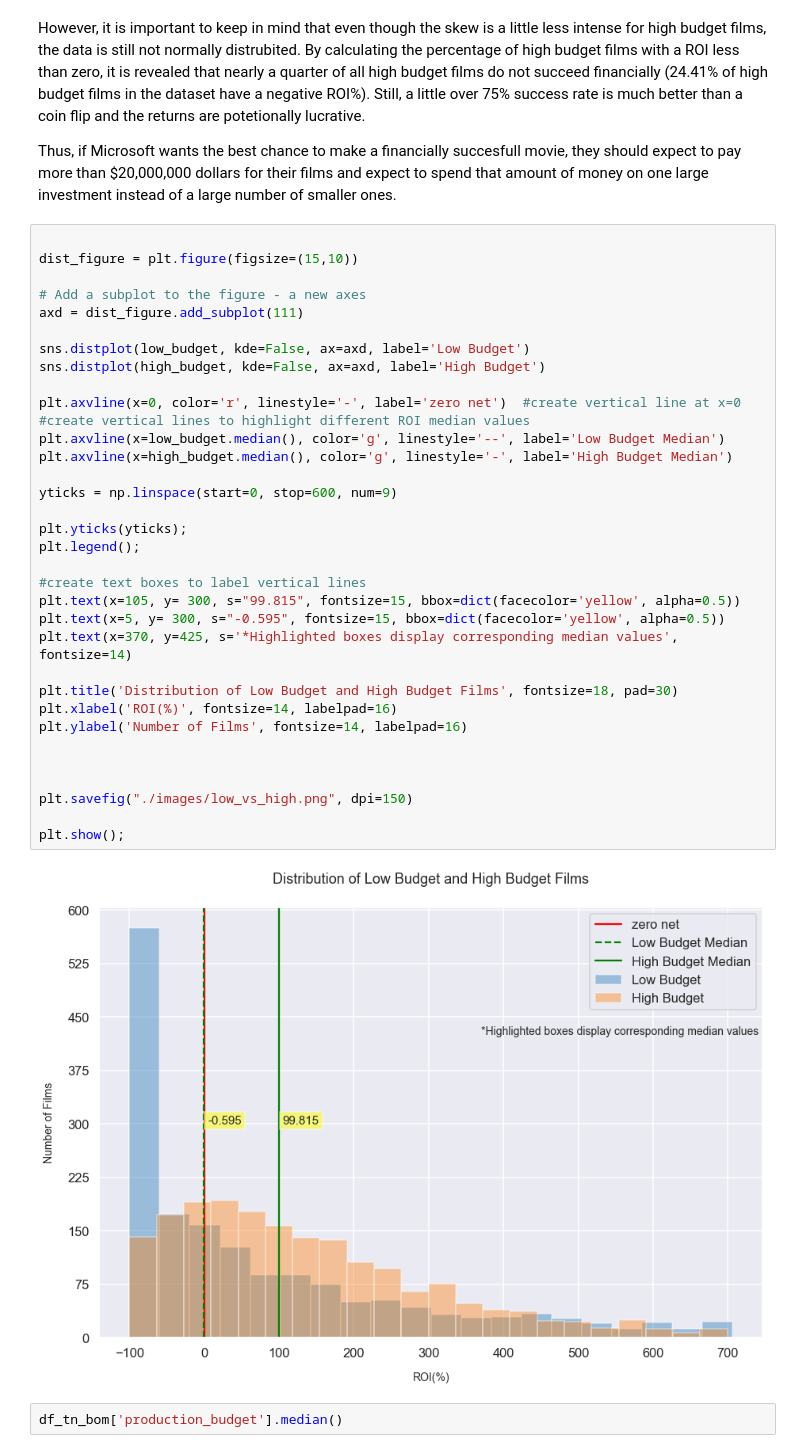
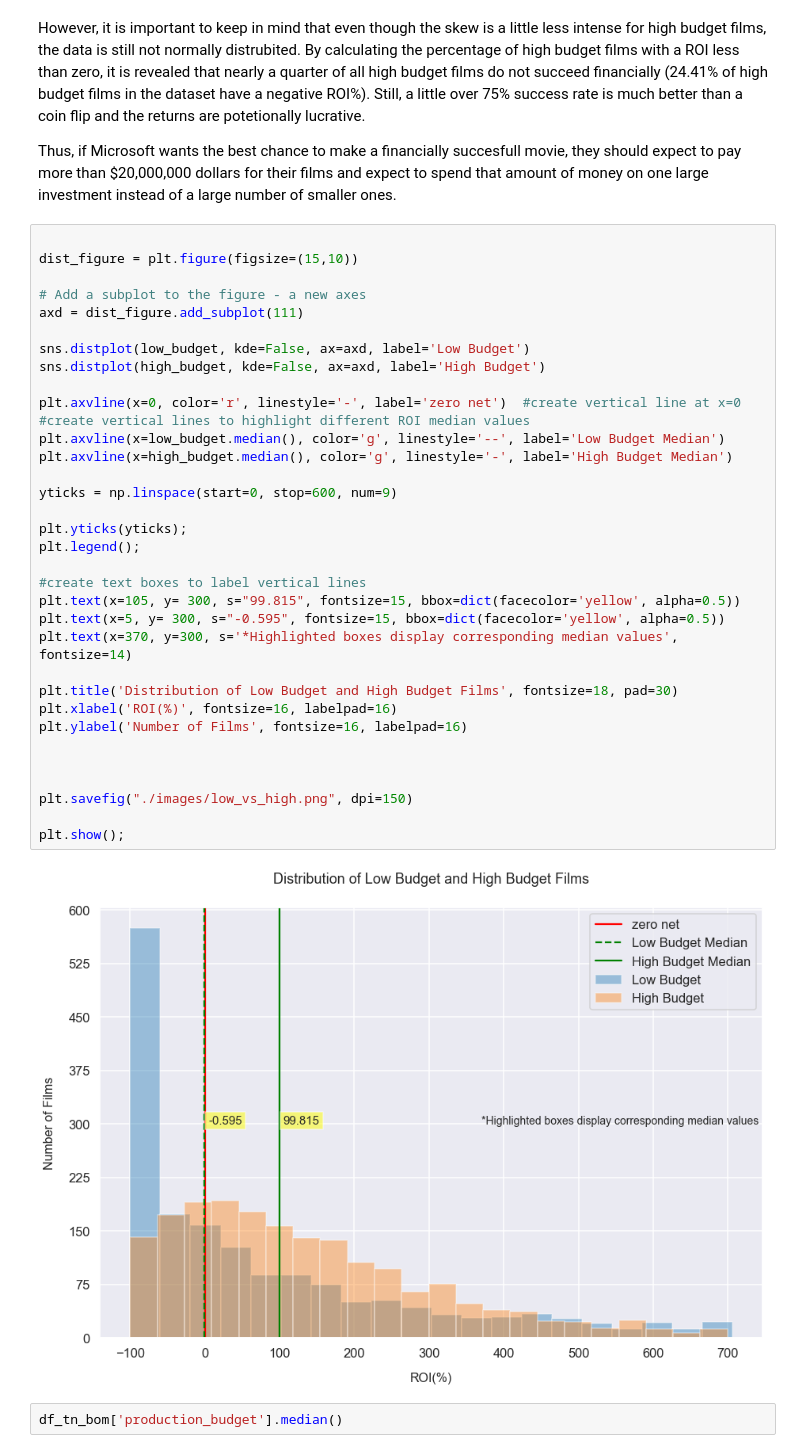
Before and after one commit to ddey117/Micosoft_Movie_Analysis, a Jupyter notebook: Analysis_and_Visualizations.ipynb, the cells around one changed output. Drawn from its saved outputs; the diff is of its cells as text.

```diff
--- a/Analysis_and_Visualizations.ipynb
+++ b/Analysis_and_Visualizations.ipynb
@@ -234,37 +237,37 @@ Thus, if Microsoft wants the best chance to make a financially succesfull movie,
 dist_figure = plt.figure(figsize=(15,10))
 
 # Add a subplot to the figure - a new axes
 axd = dist_figure.add_subplot(111)
 
 sns.distplot(low_budget, kde=False, ax=axd, label='Low Budget')
 sns.distplot(high_budget, kde=False, ax=axd, label='High Budget')
 
 plt.axvline(x=0, color='r', linestyle='-', label='zero net')  #create vertical line at x=0
 #create vertical lines to highlight different ROI median values
 plt.axvline(x=low_budget.median(), color='g', linestyle='--', label='Low Budget Median')
 plt.axvline(x=high_budget.median(), color='g', linestyle='-', label='High Budget Median')
 
 yticks = np.linspace(start=0, stop=600, num=9)
 
 plt.yticks(yticks);
 plt.legend();
 
 #create text boxes to label vertical lines
 plt.text(x=105, y= 300, s="99.815", fontsize=15, bbox=dict(facecolor='yellow', alpha=0.5))
 plt.text(x=5, y= 300, s="-0.595", fontsize=15, bbox=dict(facecolor='yellow', alpha=0.5))
-plt.text(x=370, y=425, s='*Highlighted boxes display corresponding median values', fontsize=14)
+plt.text(x=370, y=300, s='*Highlighted boxes display corresponding median values', fontsize=14)
 
 plt.title('Distribution of Low Budget and High Budget Films', fontsize=18, pad=30)
-plt.xlabel('ROI(%)', fontsize=14, labelpad=16)
-plt.ylabel('Number of Films', fontsize=14, labelpad=16)
+plt.xlabel('ROI(%)', fontsize=16, labelpad=16)
+plt.ylabel('Number of Films', fontsize=16, labelpad=16)
 
 
 
 plt.savefig("./images/low_vs_high.png", dpi=150)
 
 plt.show();
 # %% [output]
-[figure, old version]
+[figure, new version]
 # %%
 df_tn_bom['production_budget'].median()
 # %% [output]
```
Also changed, not shown: parts of 8 cells of this notebook, 4 other files.
